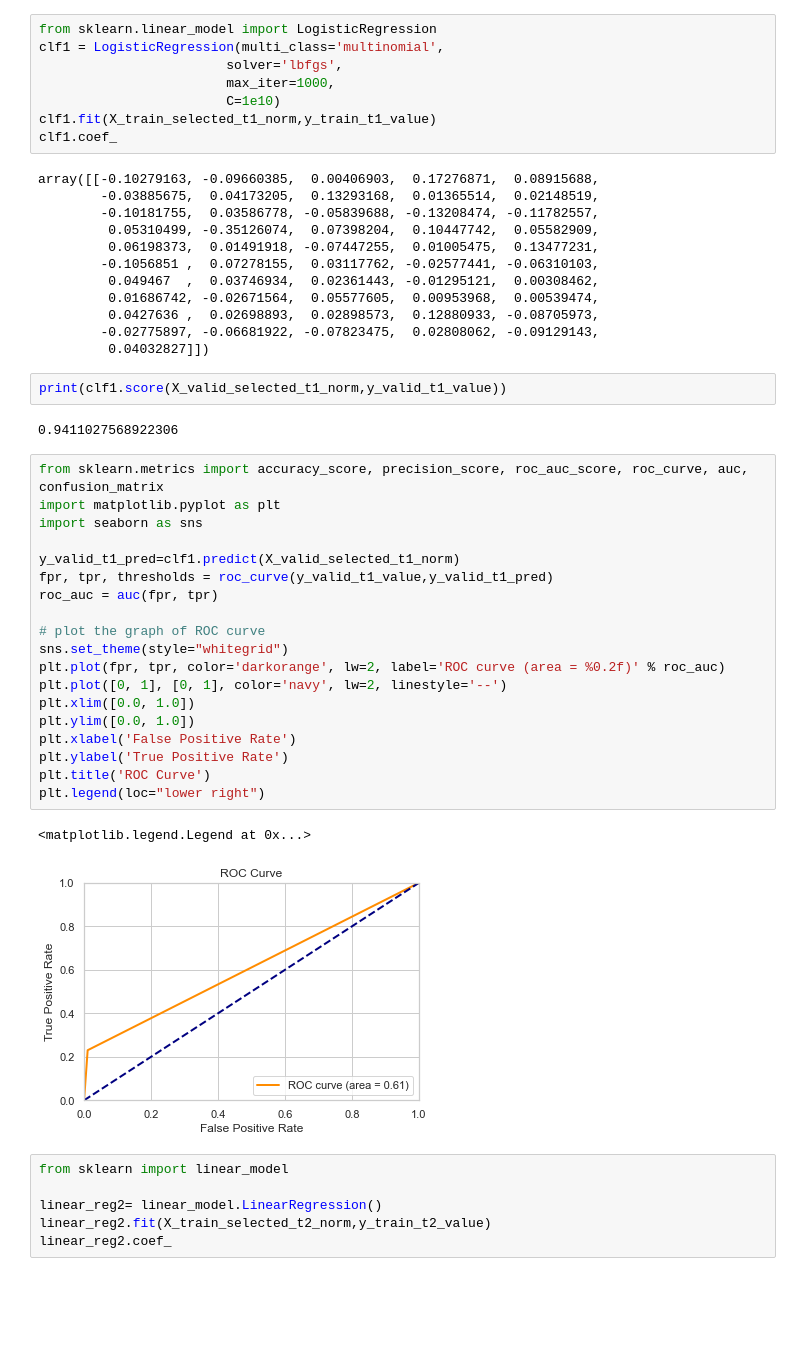
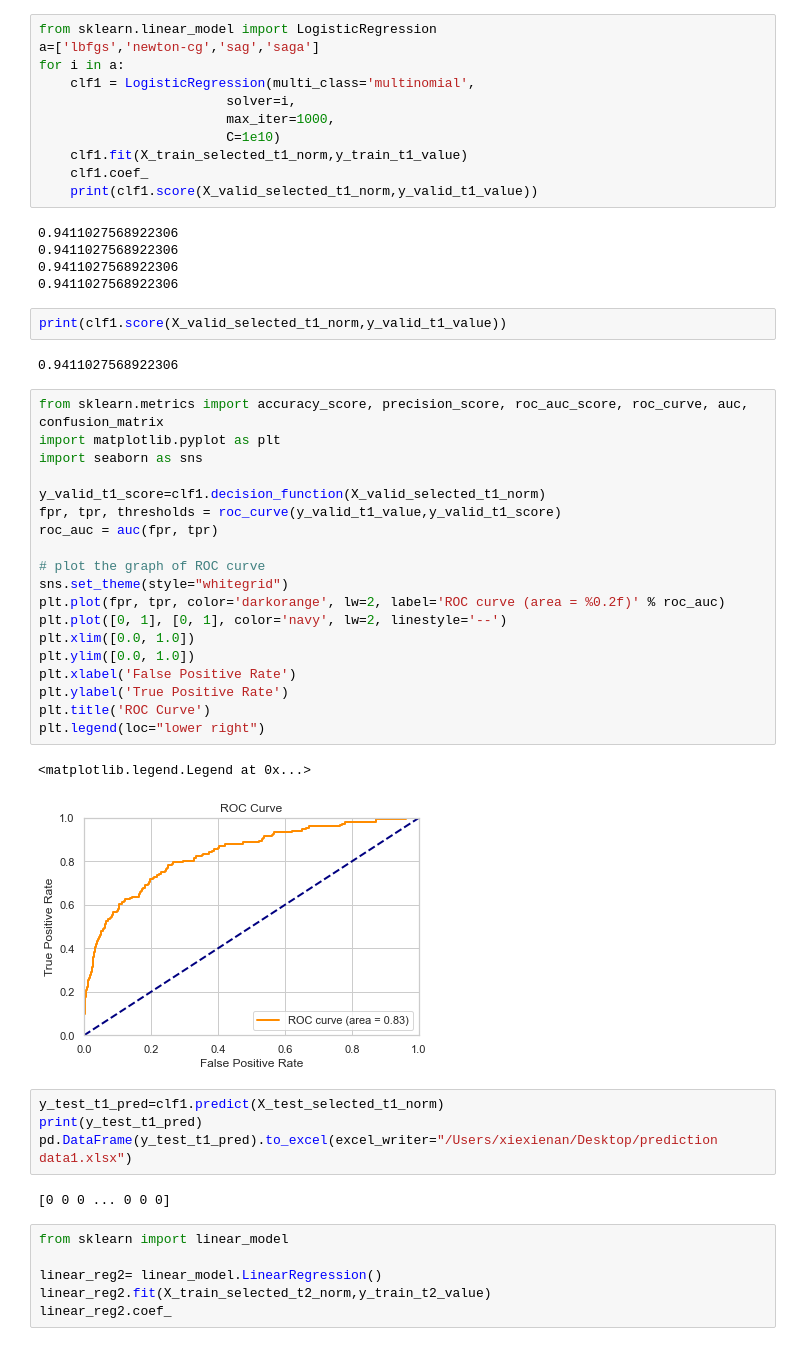
Before and after one commit to Justinfungi/Jebva-LOS-and-Mortality-Project-, a Jupyter notebook: Code/linear.ipynb, the cells around one changed output. Cells and saved outputs as stored; diff of their text form; blank space fills up the shorter version.

```diff
--- a/Code/linear.ipynb
+++ b/Code/linear.ipynb
@@ -17,24 +17,20 @@ when training, please use: 'y_train_t1_value,y_train_t2_value,y_valid_t1_value,y
 ************************************************************
 # %%
 from sklearn.linear_model import LogisticRegression
-clf1 = LogisticRegression(multi_class='multinomial',
-                        solver='lbfgs',
+a=['lbfgs','newton-cg','sag','saga']
+for i in a:
+    clf1 = LogisticRegression(multi_class='multinomial',
+                        solver=i,
                         max_iter=1000,
                         C=1e10)
-clf1.fit(X_train_selected_t1_norm,y_train_t1_value)
-clf1.coef_
+    clf1.fit(X_train_selected_t1_norm,y_train_t1_value)
+    clf1.coef_
+    print(clf1.score(X_valid_selected_t1_norm,y_valid_t1_value))
 # %% [output]
-array([[-0.10279163, -0.09660385,  0.00406903,  0.17276871,  0.08915688,
-        -0.03885675,  0.04173205,  0.13293168,  0.01365514,  0.02148519,
-        -0.10181755,  0.03586778, -0.05839688, -0.13208474, -0.11782557,
-         0.05310499, -0.35126074,  0.07398204,  0.10447742,  0.05582909,
-         0.06198373,  0.01491918, -0.07447255,  0.01005475,  0.13477231,
-        -0.1056851 ,  0.07278155,  0.03117762, -0.02577441, -0.06310103,
-         0.049467  ,  0.03746934,  0.02361443, -0.01295121,  0.00308462,
-         0.01686742, -0.02671564,  0.05577605,  0.00953968,  0.00539474,
-         0.0427636 ,  0.02698893,  0.02898573,  0.12880933, -0.08705973,
-        -0.02775897, -0.06681922, -0.07823475,  0.02808062, -0.09129143,
-         0.04032827]])
+0.9411027568922306
+0.9411027568922306
+0.9411027568922306
+0.9411027568922306
 # %%
 print(clf1.score(X_valid_selected_t1_norm,y_valid_t1_value))
 # %% [output]
@@ -42,25 +38,31 @@ print(clf1.score(X_valid_selected_t1_norm,y_valid_t1_value))
 # %%
 from sklearn.metrics import accuracy_score, precision_score, roc_auc_score, roc_curve, auc, confusion_matrix
 import matplotlib.pyplot as plt
 import seaborn as sns
 
-y_valid_t1_pred=clf1.predict(X_valid_selected_t1_norm)
-fpr, tpr, thresholds = roc_curve(y_valid_t1_value,y_valid_t1_pred)
+y_valid_t1_score=clf1.decision_function(X_valid_selected_t1_norm)
+fpr, tpr, thresholds = roc_curve(y_valid_t1_value,y_valid_t1_score)
 roc_auc = auc(fpr, tpr)
 
 # plot the graph of ROC curve
 sns.set_theme(style="whitegrid")
 plt.plot(fpr, tpr, color='darkorange', lw=2, label='ROC curve (area = %0.2f)' % roc_auc)
 plt.plot([0, 1], [0, 1], color='navy', lw=2, linestyle='--')
 plt.xlim([0.0, 1.0])
 plt.ylim([0.0, 1.0])
 plt.xlabel('False Positive Rate')
 plt.ylabel('True Positive Rate')
 plt.title('ROC Curve')
 plt.legend(loc="lower right")
 # %% [output]
 <matplotlib.legend.Legend at 0x...>
-[figure, old version]
+[figure, new version]
+# %%
+y_test_t1_pred=clf1.predict(X_test_selected_t1_norm)
+print(y_test_t1_pred)
+pd.DataFrame(y_test_t1_pred).to_excel(excel_writer="/Users/xiexienan/Desktop/prediction data1.xlsx")
+# %% [output]
+[0 0 0 ... 0 0 0]
 # %%
 from sklearn import linear_model
 
```
Also changed, not shown: parts of 2 cells of this notebook.
